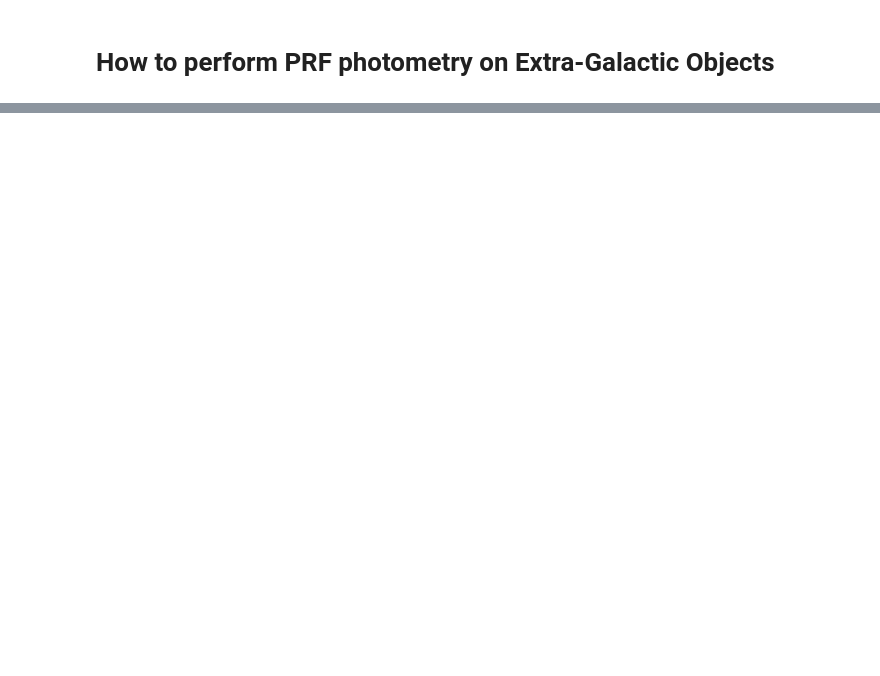
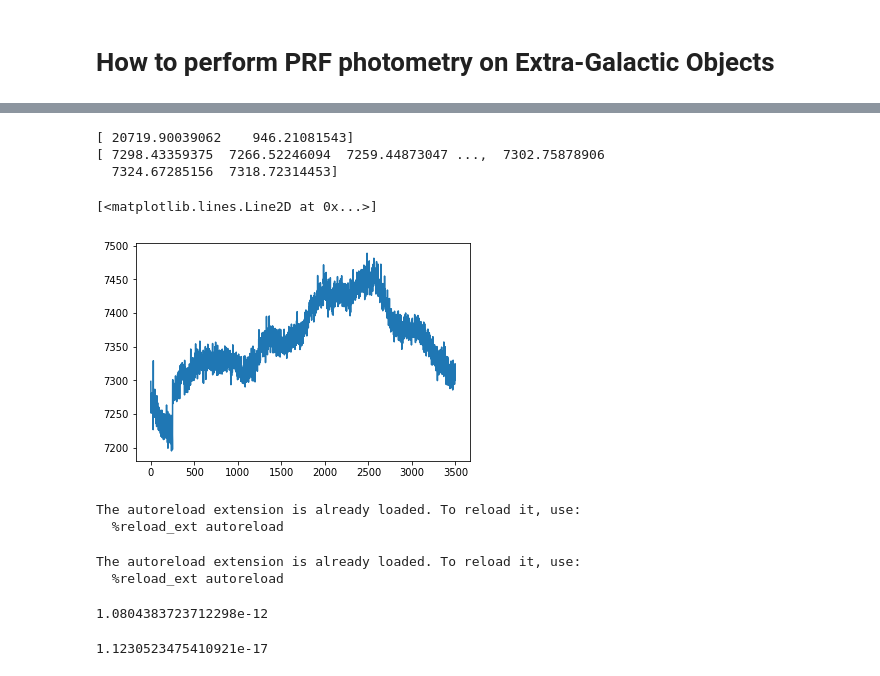
Before and after one commit to AndyTza/lightkurve, a Jupyter notebook: docs/source/tutorials/1.07-prf-photometry-on-extra-galactic-objetcs.ipynb, the cells around one changed output, grey strips where cells are left out. Saved outputs shown, nothing was run; the diff lists cells and outputs as text; code cells hidden in the pictures; blank space fills up the shorter version.

```diff
--- a/docs/source/tutorials/1.07-prf-photometry-on-extra-galactic-objetcs.ipynb
+++ b/docs/source/tutorials/1.07-prf-photometry-on-extra-galactic-objetcs.ipynb
@@ -55,0 +112,23 @@ tpf.plot()
+# %%
+print (prior[:,2])
+MAXflux = np.nansum(tpf.flux, axis=(1, 2))
+
+%load_ext autoreload
+%autoreload
+print (MAXflux)
+# %% [output]
+[ 20719.90039062    946.21081543]
+[ 7298.43359375  7266.52246094  7259.44873047 ...,  7302.75878906
+  7324.67285156  7318.72314453]
+# %%
+plt.plot(MAXflux)
+# %% [output]
+[<matplotlib.lines.Line2D at 0x...>]
+[figure, added]
+# %%
+tpf.get_sources()
+%load_ext autoreload
+%autoreload
+# %% [output]
+The autoreload extension is already loaded. To reload it, use:
+  %reload_ext autoreload
@@ -55,0 +137,13 @@ tpf.plot()
+# %%
+%load_ext autoreload
+%autoreload
+
+utils.kpmag_to_flux(22)
+# %% [output]
+The autoreload extension is already loaded. To reload it, use:
+  %reload_ext autoreload
+1.0804383723712298e-12
+# %%
+eqn
+# %% [output]
+1.1230523475410921e-17
```
Also changed, not shown: parts of 23 cells of this notebook, 2 other files.
